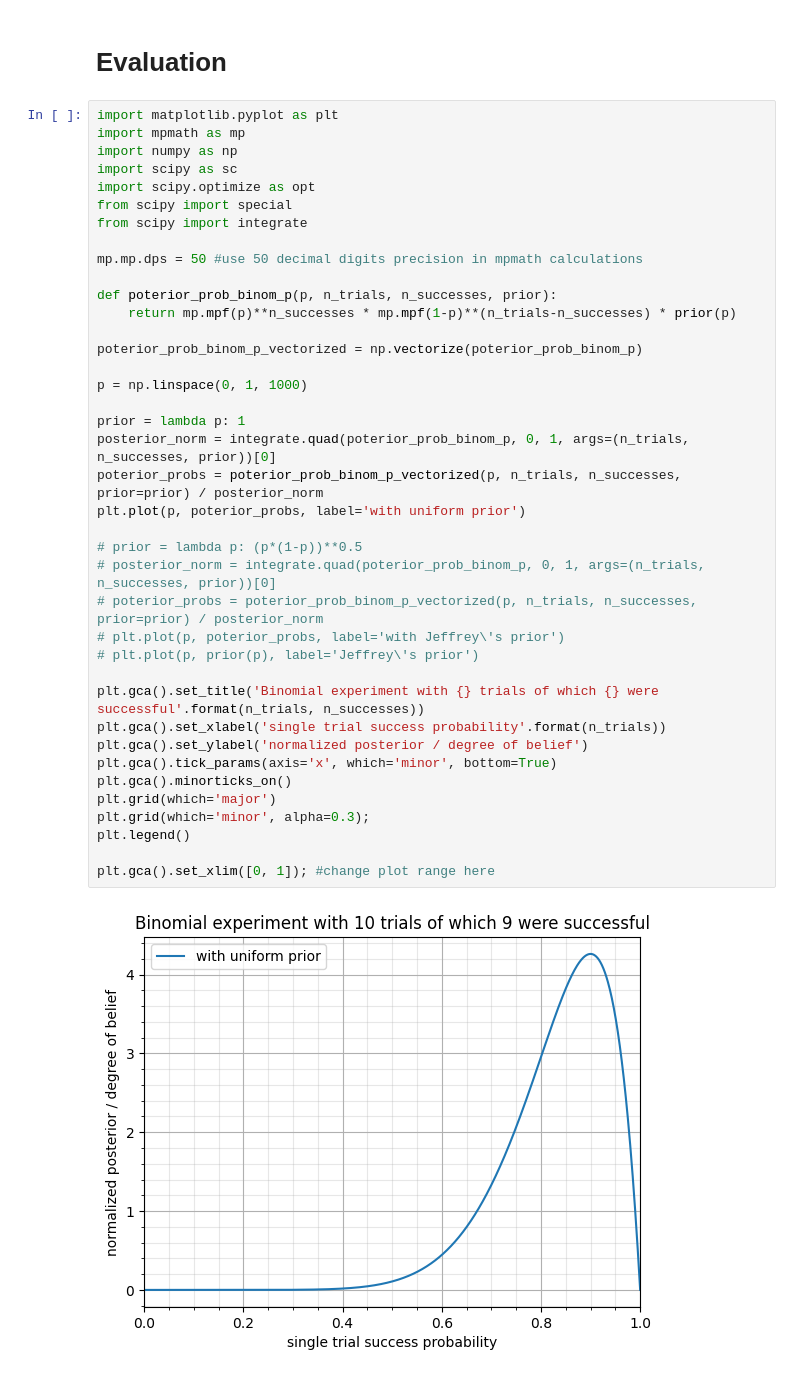
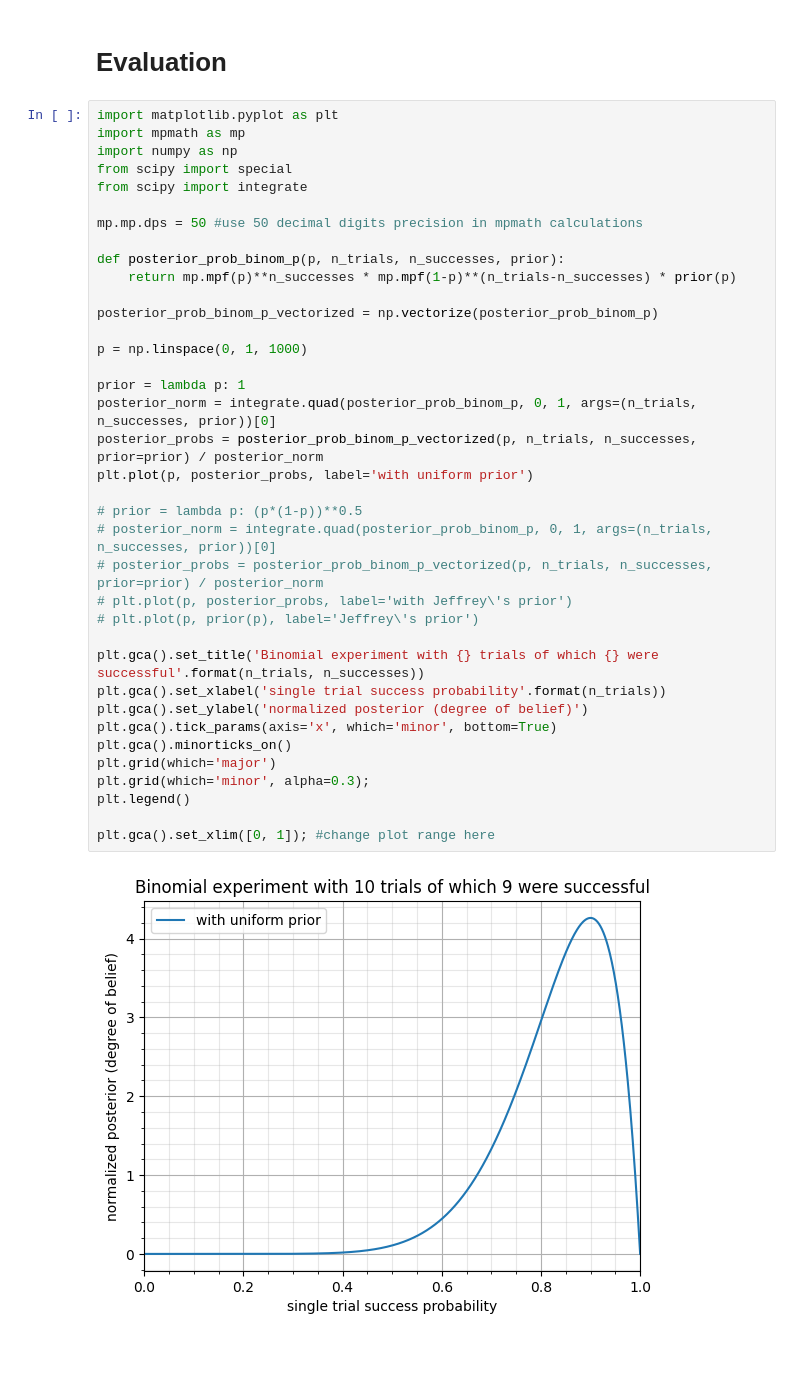
Before and after one commit to georg-rempfer/jupyter-lite, a Jupyter notebook: content/bayesian_likelihood.ipynb, the cells around one changed output. Saved outputs shown, nothing was run; the diff lists cells and outputs as text.

```diff
--- a/content/bayesian_likelihood.ipynb
+++ b/content/bayesian_likelihood.ipynb
@@ -18,41 +18,39 @@ n_successes = 9
 # %%
 import matplotlib.pyplot as plt
 import mpmath as mp
 import numpy as np
-import scipy as sc
-import scipy.optimize as opt
 from scipy import special
 from scipy import integrate
 
 mp.mp.dps = 50 #use 50 decimal digits precision in mpmath calculations
 
-def poterior_prob_binom_p(p, n_trials, n_successes, prior):
+def posterior_prob_binom_p(p, n_trials, n_successes, prior):
     return mp.mpf(p)**n_successes * mp.mpf(1-p)**(n_trials-n_successes) * prior(p)
 
-poterior_prob_binom_p_vectorized = np.vectorize(poterior_prob_binom_p)
+posterior_prob_binom_p_vectorized = np.vectorize(posterior_prob_binom_p)
 
 p = np.linspace(0, 1, 1000)
 
 prior = lambda p: 1
-posterior_norm = integrate.quad(poterior_prob_binom_p, 0, 1, args=(n_trials, n_successes, prior))[0]
-poterior_probs = poterior_prob_binom_p_vectorized(p, n_trials, n_successes, prior=prior) / posterior_norm
-plt.plot(p, poterior_probs, label='with uniform prior')
+posterior_norm = integrate.quad(posterior_prob_binom_p, 0, 1, args=(n_trials, n_successes, prior))[0]
+posterior_probs = posterior_prob_binom_p_vectorized(p, n_trials, n_successes, prior=prior) / posterior_norm
+plt.plot(p, posterior_probs, label='with uniform prior')
 
 # prior = lambda p: (p*(1-p))**0.5
-# posterior_norm = integrate.quad(poterior_prob_binom_p, 0, 1, args=(n_trials, n_successes, prior))[0]
-# poterior_probs = poterior_prob_binom_p_vectorized(p, n_trials, n_successes, prior=prior) / posterior_norm
-# plt.plot(p, poterior_probs, label='with Jeffrey\'s prior')
+# posterior_norm = integrate.quad(posterior_prob_binom_p, 0, 1, args=(n_trials, n_successes, prior))[0]
+# posterior_probs = posterior_prob_binom_p_vectorized(p, n_trials, n_successes, prior=prior) / posterior_norm
+# plt.plot(p, posterior_probs, label='with Jeffrey\'s prior')
 # plt.plot(p, prior(p), label='Jeffrey\'s prior')
 
 plt.gca().set_title('Binomial experiment with {} trials of which {} were successful'.format(n_trials, n_successes))
 plt.gca().set_xlabel('single trial success probability'.format(n_trials))
-plt.gca().set_ylabel('normalized posterior / degree of belief')
+plt.gca().set_ylabel('normalized posterior (degree of belief)')
 plt.gca().tick_params(axis='x', which='minor', bottom=True)
 plt.gca().minorticks_on()
 plt.grid(which='major')
 plt.grid(which='minor', alpha=0.3);
 plt.legend()
 
 plt.gca().set_xlim([0, 1]); #change plot range here
 # %% [output]
-[figure, old version]
+[figure, new version]
```
